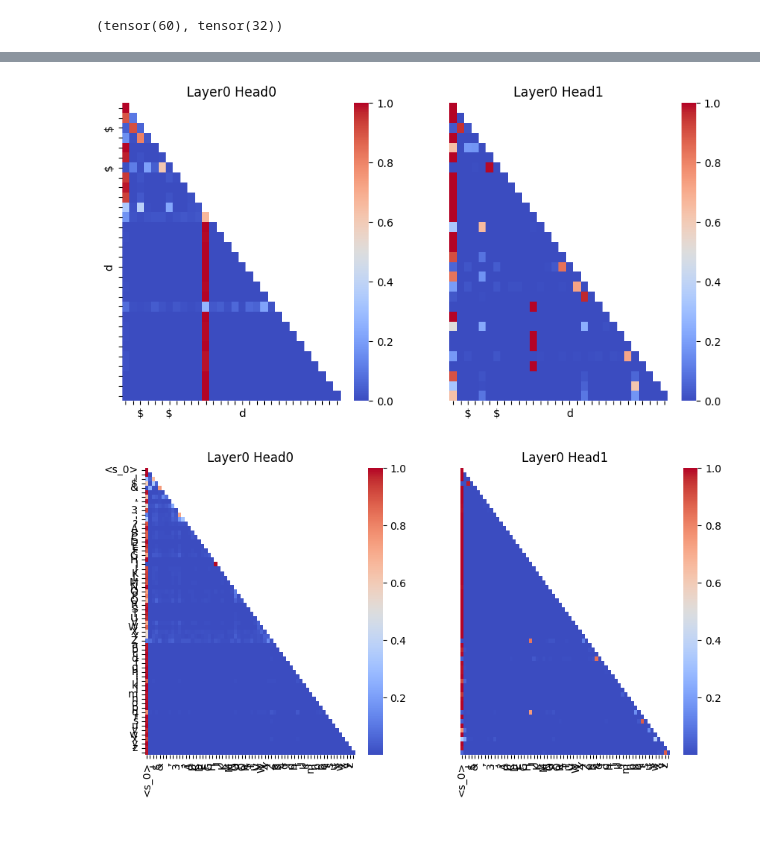
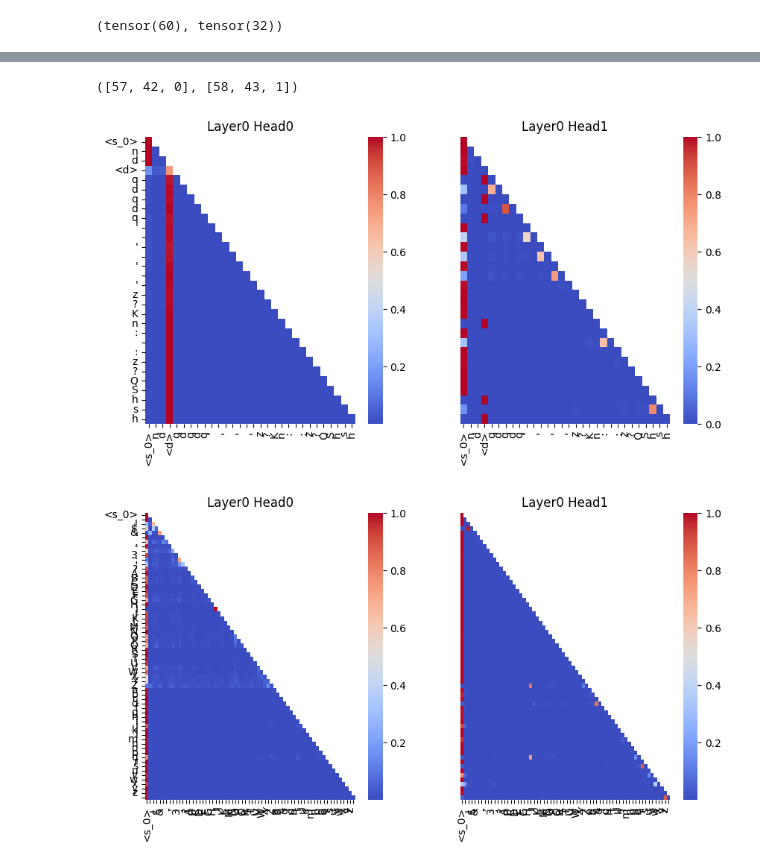
Before and after one commit to GuoTianYu2000/transformer-birth, a Jupyter notebook: plot_double_tasks.ipynb, the cells around one changed output, grey strips where cells are left out. Cells and saved outputs as stored; diff of their text form; code cells hidden in the pictures; blank space fills up the shorter version.

```diff
--- a/plot_double_tasks.ipynb
+++ b/plot_double_tasks.ipynb
@@ -75,21 +66,27 @@ array([ True,  True,  True,  True,  True,  True,  True,  True,  True,
+# %%
+ds.idxs2, ds.idxs
+# %% [output]
+([57, 42, 0], [58, 43, 1])
 # %%
 seq_len = 30
-seq_idx = 0
+seq_idx = 4
 layer_idx = 0
 sub_seq = x.detach().cpu()[seq_idx, :seq_len].numpy().copy()
 is_before_d = np.array([True if i < r[1][seq_idx] else False for i in range(seq_len)])
-sub_seq[~np.isin(sub_seq, ds.idxs) & is_before_d] = 0
-sub_seq[~np.isin(sub_seq, ds.idxs2) & ~is_before_d] = 0
-sub_seq[sub_seq == 1] = 3
+# sub_seq[~np.isin(sub_seq, ds.idxs) & is_before_d] = 70
+# sub_seq[~np.isin(sub_seq, ds.idxs2) & ~is_before_d] = 70
+# sub_seq[sub_seq == 1] = 3
+# sub_seq[sub_seq == 0] = 3
+# sub_seq[sub_seq == 70] = 0
 text = ds.decode(sub_seq)
 fig, axes = plt.subplots(1, 2, figsize=(10, 5))
 axes = axes.flatten()
 for head_idx in range(2):
     ax = axes[head_idx]
     plot_attns(cfg, ax, seq_idx, head_idx, layer_idx, seq_len, outputs_list, text)
 plt.show()
 # %% [output]
-[figure, old version]
+[figure, new version]
 # %%
 markov_tok = [i for i in ds.tok_range if i not in ds.idxs and i not in ds.bos and i != ds.delimiter]
 # and i not in (-ds.marginal).argsort()[-15:]
```
Also changed, not shown: parts of 5 cells of this notebook, 43 other files.
